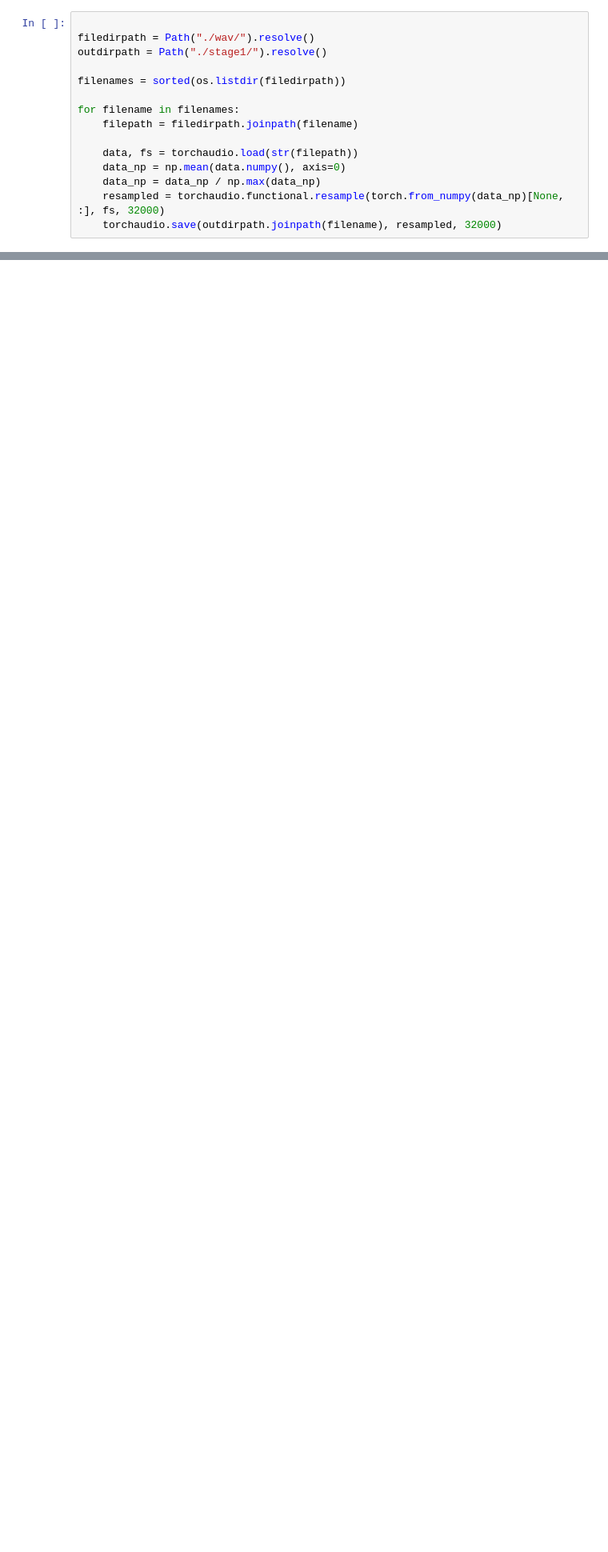
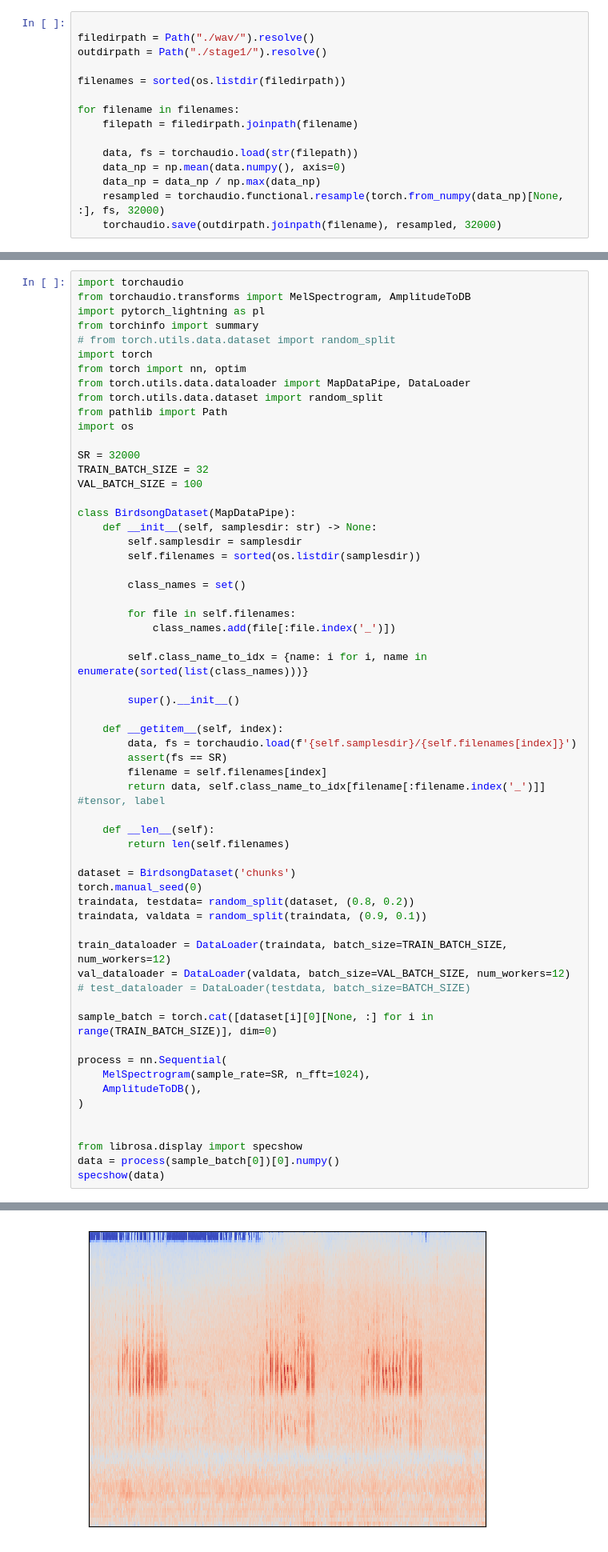
Before and after one commit to falkenum/birdsong-classifier, a Jupyter notebook: preprocess.ipynb, the cells around one changed output, grey strips where cells are left out. Shown at 80% size. Drawn from its saved outputs; the diff is of its cells as text; blank space fills up the shorter version.

```diff
--- a/preprocess.ipynb
+++ b/preprocess.ipynb
@@ -93,3 +93,64 @@ print(onsets[:10])
 ax[1].vlines(times[onsets], 0, o_env.max(), color='r', alpha=0.9)
 ax[1].plot(times, o_env)
 ax[1].set_xlim(times[0], times[-1])
+# %%
+import torchaudio
+from torchaudio.transforms import MelSpectrogram, AmplitudeToDB
+import pytorch_lightning as pl
+from torchinfo import summary
+# from torch.utils.data.dataset import random_split
+import torch
+from torch import nn, optim
+from torch.utils.data.dataloader import MapDataPipe, DataLoader
+from torch.utils.data.dataset import random_split
+from pathlib import Path
+import os
+
+SR = 32000
+TRAIN_BATCH_SIZE = 32
+VAL_BATCH_SIZE = 100
+
+class BirdsongDataset(MapDataPipe):
+    def __init__(self, samplesdir: str) -> None:
+        self.samplesdir = samplesdir
+        self.filenames = sorted(os.listdir(samplesdir))
+
+        class_names = set()
+
+        for file in self.filenames:
+            class_names.add(file[:file.index('_')])
+
+        self.class_name_to_idx = {name: i for i, name in enumerate(sorted(list(class_names)))}
+
+        super().__init__()
+
+    def __getitem__(self, index):
+        data, fs = torchaudio.load(f'{self.samplesdir}/{self.filenames[index]}')
+        assert(fs == SR)
+        filename = self.filenames[index]
+        return data, self.class_name_to_idx[filename[:filename.index('_')]] #tensor, label
+
+    def __len__(self):
+        return len(self.filenames)
+
+dataset = BirdsongDataset('chunks')
+torch.manual_seed(0)
+traindata, testdata= random_split(dataset, (0.8, 0.2))
+traindata, valdata = random_split(traindata, (0.9, 0.1))
+
+train_dataloader = DataLoader(traindata, batch_size=TRAIN_BATCH_SIZE, num_workers=12)
+val_dataloader = DataLoader(valdata, batch_size=VAL_BATCH_SIZE, num_workers=12)
+# test_dataloader = DataLoader(testdata, batch_size=BATCH_SIZE)
+
+sample_batch = torch.cat([dataset[i][0][None, :] for i in range(TRAIN_BATCH_SIZE)], dim=0)
+
+process = nn.Sequential(
+    MelSpectrogram(sample_rate=SR, n_fft=1024),
+    AmplitudeToDB(),
+)
+
+
+from librosa.display import specshow
+data = process(sample_batch[0])[0].numpy()
+specshow(data)
+# %% [output]
@@ -95,0 +158 @@ ax[1].set_xlim(times[0], times[-1])
+[figure, added]
```
Also changed, not shown: parts of 1 cell of this notebook, 2 other files.
